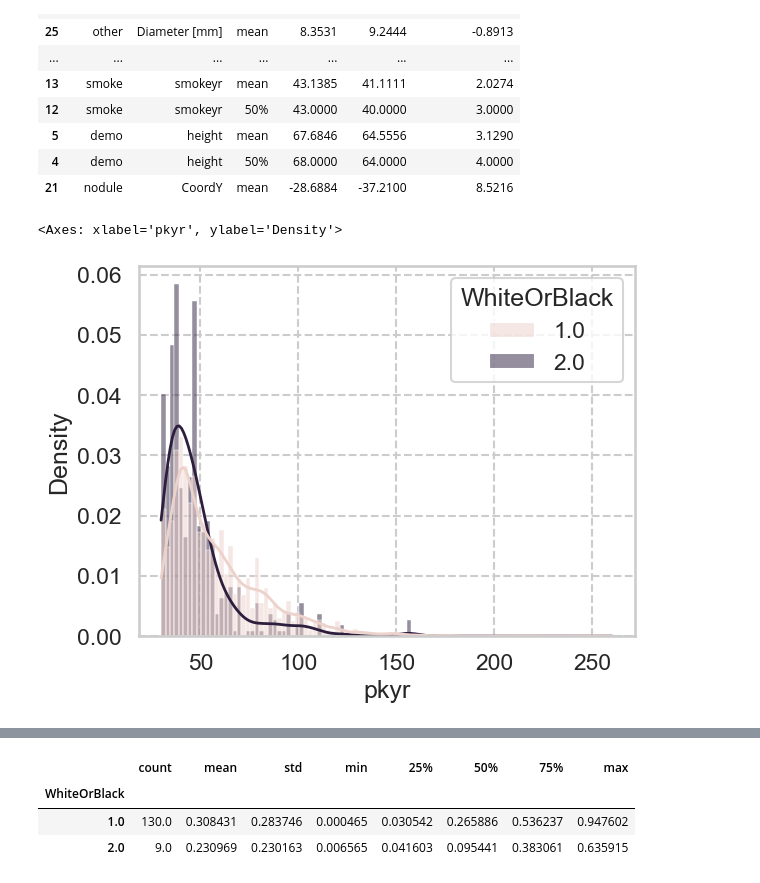
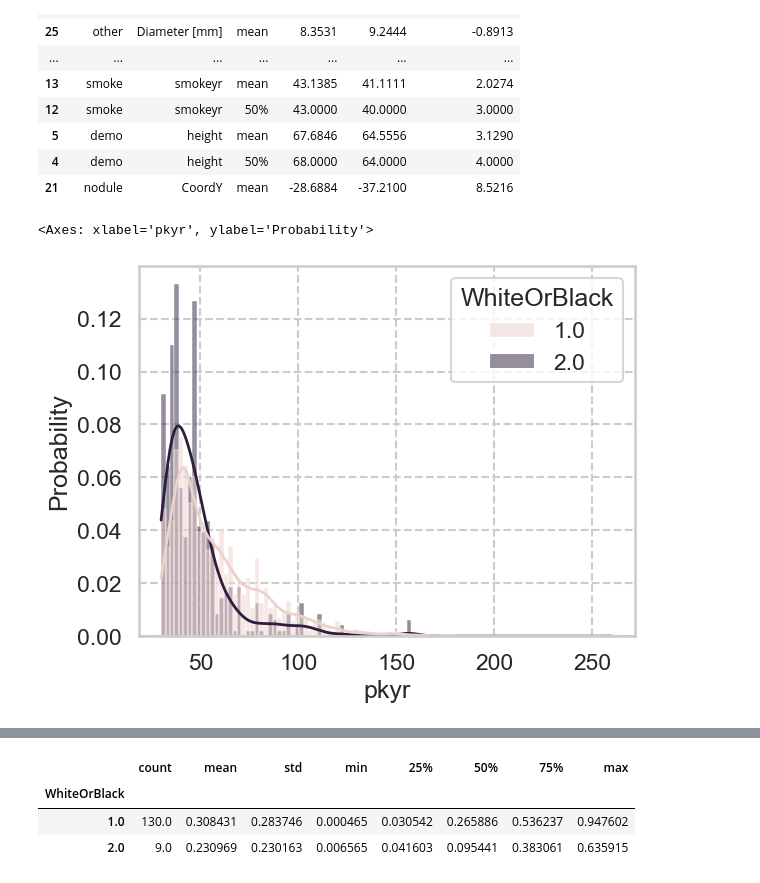
Before and after one commit to DIAGNijmegen/bodyct-lung-malignancy-fairness, a Jupyter notebook: nodule_false_nlst.ipynb, the cells around one changed output, grey strips where cells are left out. Drawn from its saved outputs; the diff is of its cells as text; code cells hidden in the pictures.

```diff
--- a/nodule_false_nlst.ipynb
+++ b/nodule_false_nlst.ipynb
@@ -599,7 +599,7 @@ num_demo_splits.sort_values(by='diff_white_black', ascending=True).head(20)
 | 4 | demo | height | 50% | 68.0000 | 64.0000 | 4.0000 |
 | 21 | nodule | CoordY | mean | -28.6884 | -37.2100 | 8.5216 |
 # %%
-sns.histplot(data=nlst_preds, x='pkyr', hue='WhiteOrBlack', common_norm=False, element='bars', kde=True, stat='density')
+sns.histplot(data=nlst_preds, x='pkyr', hue='WhiteOrBlack', common_norm=False, element='bars', kde=True, stat='probability')
 # %% [output]
-<Axes: xlabel='pkyr', ylabel='Density'>
+<Axes: xlabel='pkyr', ylabel='Probability'>
-[figure, old version]
+[figure, new version]
```
Also changed, not shown: parts of 11 cells of this notebook, 6 other files.
